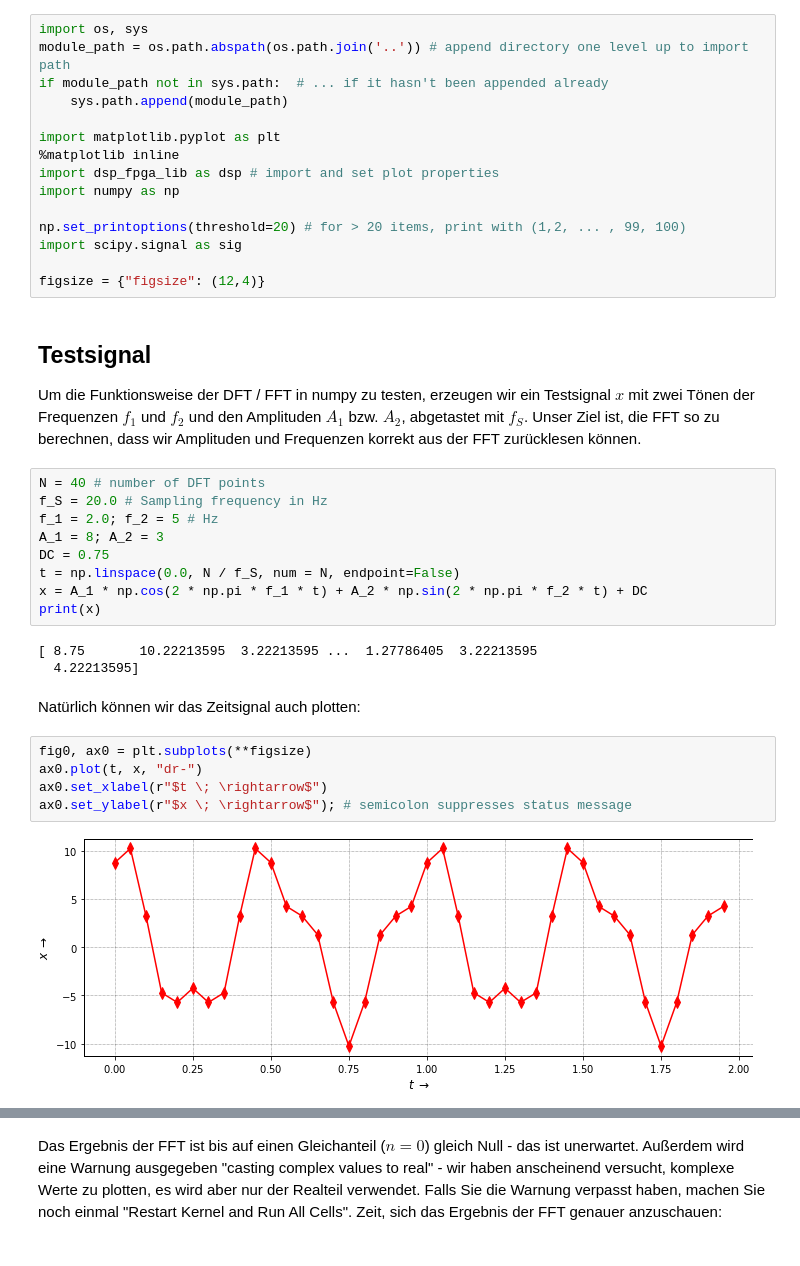
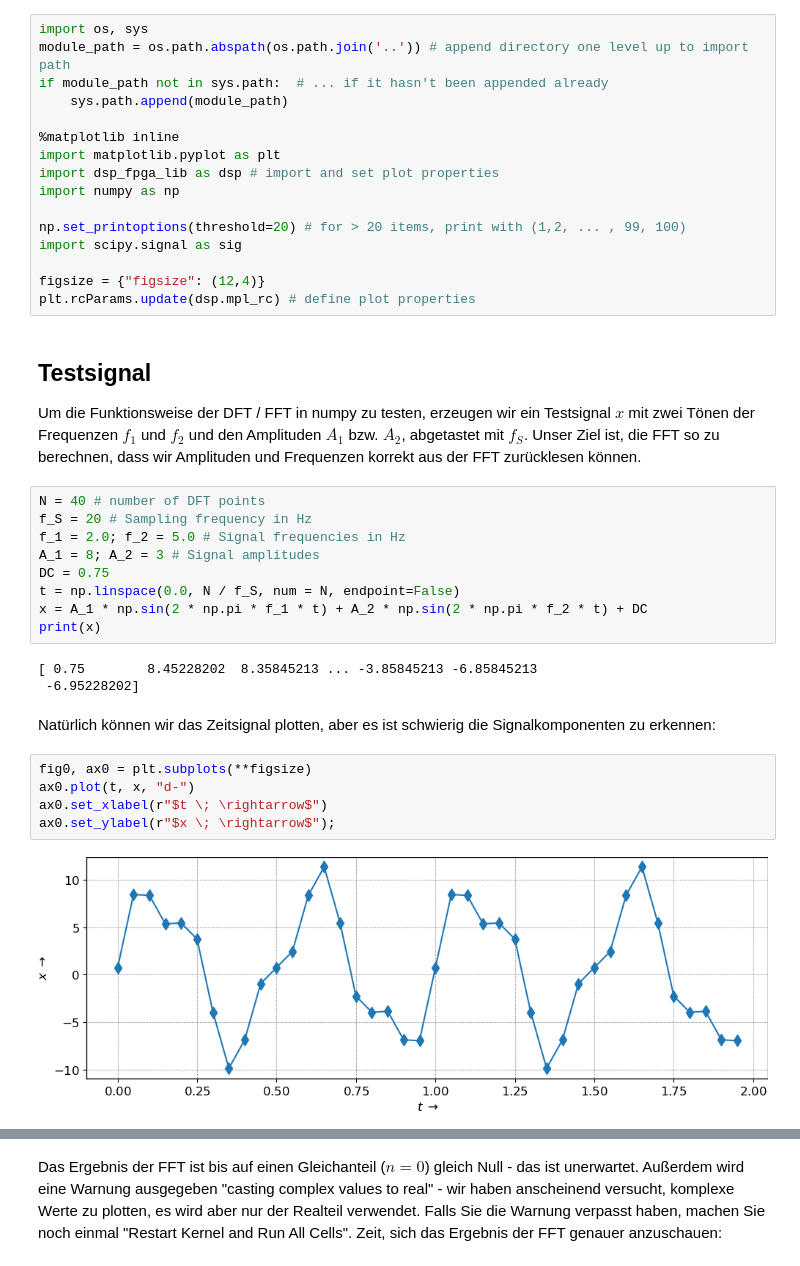
Before and after one commit to chipmuenk/dsp, a Jupyter notebook: notebooks/03_DFT/DFT-Skalierung.ipynb, the cells around one changed output, grey strips where cells are left out. Drawn from its saved outputs; the diff is of its cells as text.

```diff
--- a/notebooks/03_DFT/DFT-Skalierung.ipynb
+++ b/notebooks/03_DFT/DFT-Skalierung.ipynb
@@ -7,8 +10,8 @@ module_path = os.path.abspath(os.path.join('..')) # append directory one level u
 if module_path not in sys.path:  # ... if it hasn't been appended already
     sys.path.append(module_path)
 
+%matplotlib inline
 import matplotlib.pyplot as plt
-%matplotlib inline
 import dsp_fpga_lib as dsp # import and set plot properties
 import numpy as np
 
@@ -16,29 +19,30 @@ np.set_printoptions(threshold=20) # for > 20 items, print with (1,2, ... , 99, 1
 import scipy.signal as sig
 
 figsize = {"figsize": (12,4)}
+plt.rcParams.update(dsp.mpl_rc) # define plot properties
 # %% [markdown]
 ## Testsignal
 Um die Funktionsweise der DFT / FFT in numpy zu testen, erzeugen wir ein Testsignal $x$ mit zwei Tönen der Frequenzen $f_1$ und $f_2$ und den Amplituden $A_1$ bzw. $A_2$, abgetastet mit $f_S$. Unser Ziel ist, die FFT so zu berechnen, dass wir Amplituden und Frequenzen korrekt aus der FFT zurücklesen können.
 # %%
 N = 40 # number of DFT points
-f_S = 20.0 # Sampling frequency in Hz
-f_1 = 2.0; f_2 = 5 # Hz
-A_1 = 8; A_2 = 3
+f_S = 20 # Sampling frequency in Hz
+f_1 = 2.0; f_2 = 5.0 # Signal frequencies in Hz
+A_1 = 8; A_2 = 3 # Signal amplitudes
 DC = 0.75
 t = np.linspace(0.0, N / f_S, num = N, endpoint=False)
-x = A_1 * np.cos(2 * np.pi * f_1 * t) + A_2 * np.sin(2 * np.pi * f_2 * t) + DC
+x = A_1 * np.sin(2 * np.pi * f_1 * t) + A_2 * np.sin(2 * np.pi * f_2 * t) + DC
 print(x)
 # %% [output]
-[ 8.75       10.22213595  3.22213595 ...  1.27786405  3.22213595
-  4.22213595]
+[ 0.75        8.45228202  8.35845213 ... -3.85845213 -6.85845213
+ -6.95228202]
 # %% [markdown]
-Natürlich können wir das Zeitsignal auch plotten:
+Natürlich können wir das Zeitsignal plotten, aber es ist schwierig die Signalkomponenten zu erkennen:
 # %%
 fig0, ax0 = plt.subplots(**figsize)
-ax0.plot(t, x, "dr-")
+ax0.plot(t, x, "d-")
 ax0.set_xlabel(r"$t \; \rightarrow$")
-ax0.set_ylabel(r"$x \; \rightarrow$"); # semicolon suppresses status message
+ax0.set_ylabel(r"$x \; \rightarrow$");
 # %% [output]
-[figure, old version]
+[figure, new version]
 # %% [markdown]
 ## Berechnung der FFT
```
Also changed, not shown: parts of 11 cells of this notebook, 15 other files.
